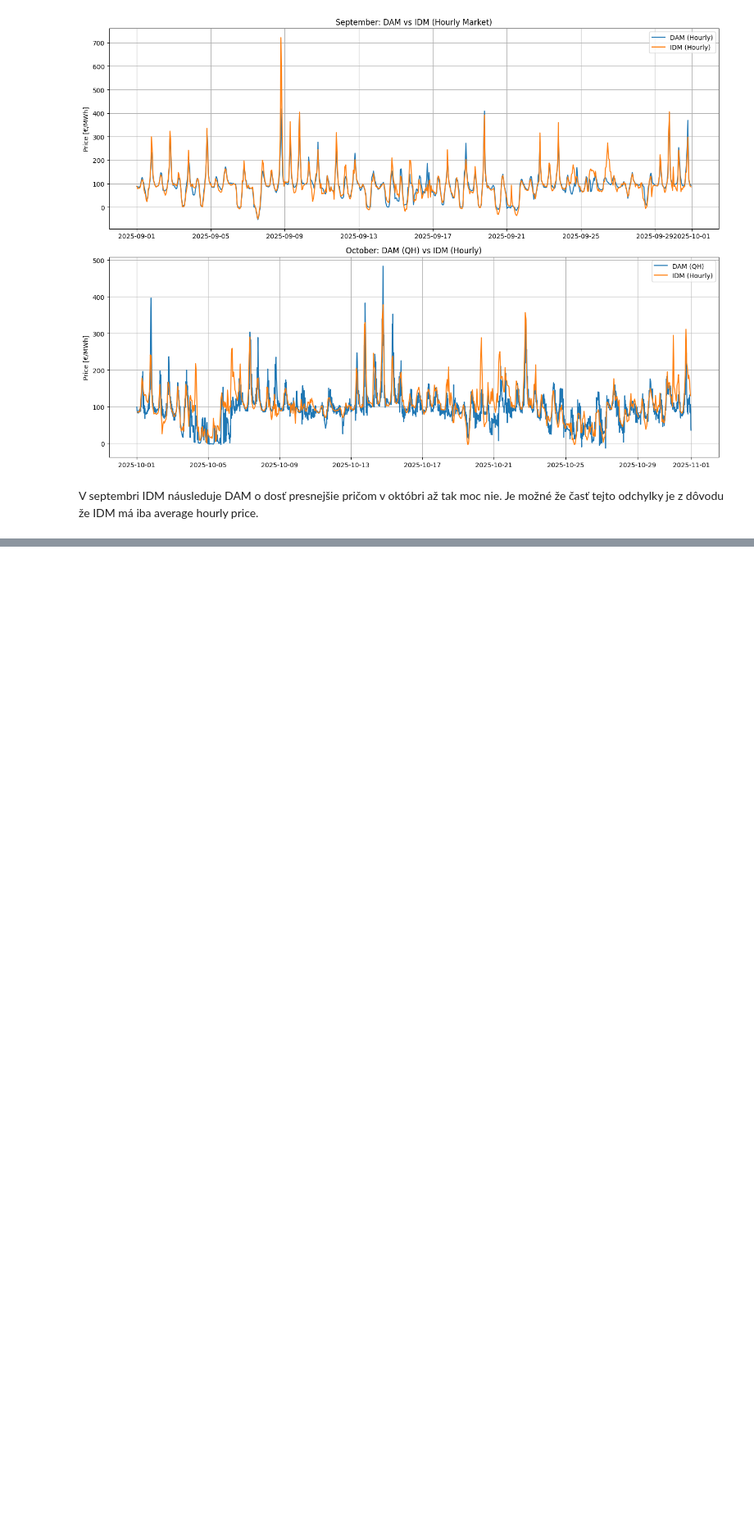
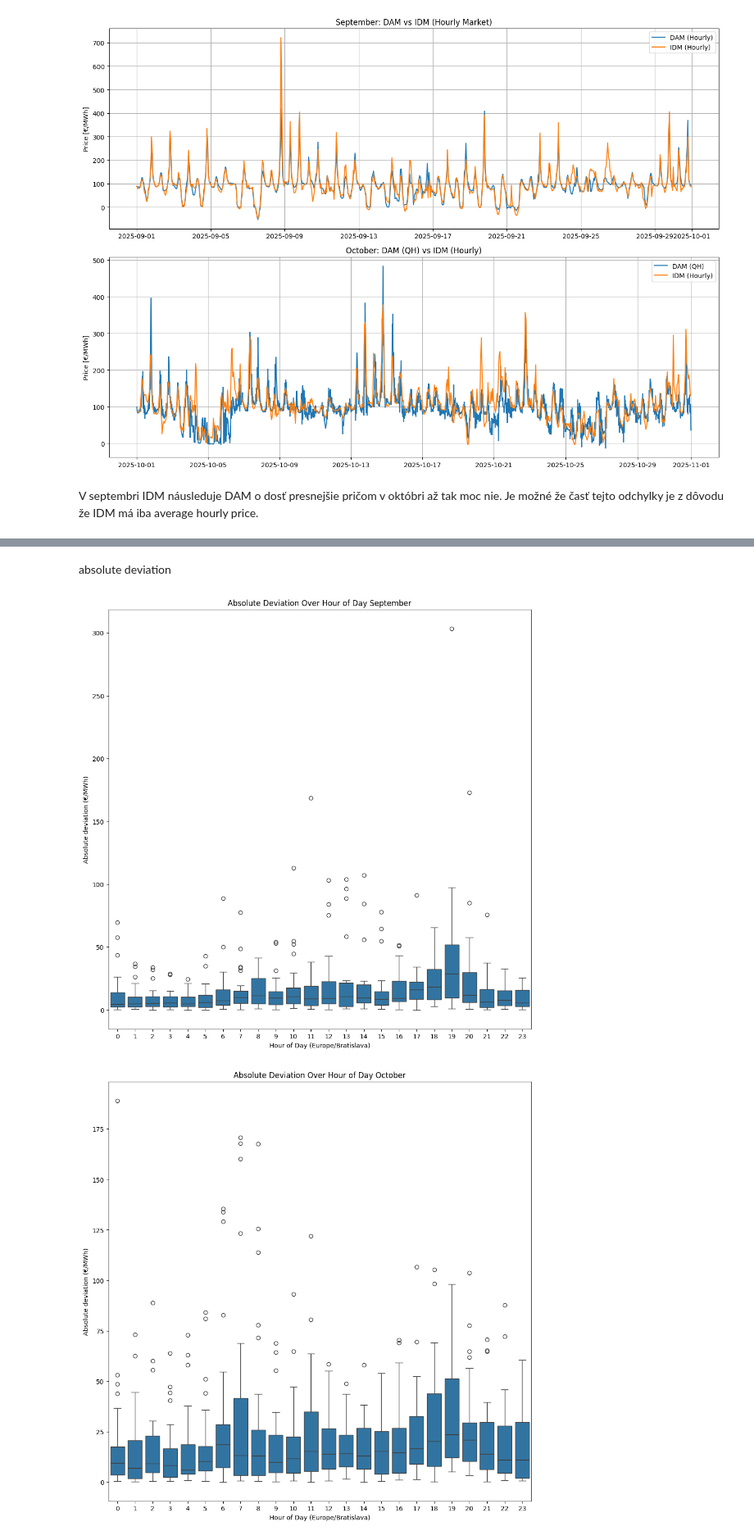
Before and after one commit to Michalzub/Bakalarka-Trh-s-energiou, a Jupyter notebook: dvi.ipynb, the cells around one changed output, grey strips where cells are left out. Shown at 82% size. Drawn from its saved outputs; the diff is of its cells as text; code cells hidden in the pictures; blank space fills up the shorter version.

Commit message:
absolute deviation boxplots recreating average price per hour in boxplots

```diff
--- a/dvi.ipynb
+++ b/dvi.ipynb
@@ -213,0 +214,34 @@ plt.show()
+# %% [markdown]
+absolute deviation
+# %%
+import seaborn as sns
+mergedS['hour'] = mergedS['deliveryStartBA'].dt.hour
+plt.figure(figsize=(12,12))
+sns.boxplot(data=mergedS, x='hour', y='abs_dev')
+plt.title('Absolute Deviation Over Hour of Day September')
+plt.suptitle("")   # remove automatic pandas title
+plt.xlabel('Hour of Day (Europe/Bratislava)')
+plt.ylabel('Absolute deviation (€/MWh)')
+plt.show()
+
+mergedOhourly['hour'] = mergedOhourly['deliveryStartBA'].dt.hour
+plt.figure(figsize=(12,12))
+sns.boxplot(data=mergedOhourly, x='hour', y='abs_dev')
+plt.title('Absolute Deviation Over Hour of Day October')
+plt.suptitle("")   # remove automatic pandas title
+plt.xlabel('Hour of Day (Europe/Bratislava)')
+plt.ylabel('Absolute deviation (€/MWh)')
+plt.show()
+
+hour_mean = mergedS.groupby('hour')['abs_dev'].mean()
+
+plt.figure(figsize=(12,6))
+plt.bar(hour_mean.index, hour_mean.values)
+plt.xlabel('Hour of Day (Europe/Bratislava)')
+plt.ylabel('Mean Absolute deviation (€/MWh)')
+plt.title('Mean Absolute deviation per Hour')
+plt.xticks(range(24))
+plt.show()
+# %% [output]
+[figure, added]
+[figure, added]
```
Also changed, not shown: parts of 6 cells of this notebook.
